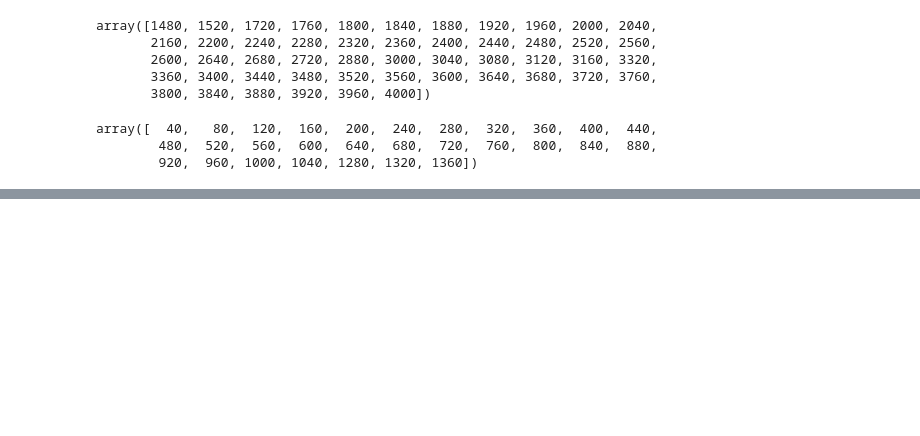
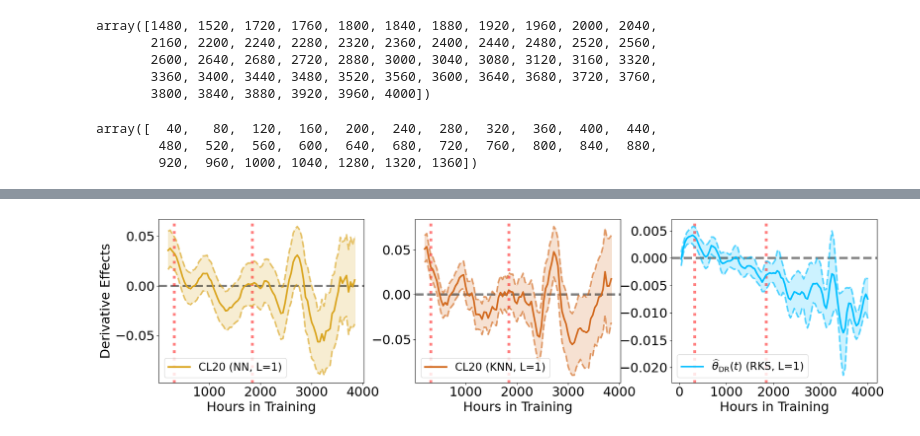
Before and after one commit to zhangyk8/npDRDeriv, a Jupyter notebook: Case Study -- Job Corps program (Final).ipynb, the cells around one changed output, grey strips where cells are left out. Cells and saved outputs as stored; diff of their text form; code cells hidden in the pictures; blank space fills up the shorter version.

```diff
--- a/Case Study -- Job Corps program (Final).ipynb
+++ b/Case Study -- Job Corps program (Final).ipynb
@@ -566,0 +651,59 @@ array([  40,   80,  120,  160,  200,  240,  280,  320,  360,  400,  440,
+# %%
+plt.rcParams.update({'font.size': 23})
+plt.figure(figsize=(20, 5.5))
+
+plt.subplot(1, 3, 1)
+plt.axhline(y=0, color='black', linestyle='dashed', linewidth=4, alpha=0.5)
+plt.axvline(x=320, color='red', linestyle='dotted', linewidth=5, alpha=0.5)
+plt.axvline(x=1840, color='red', linestyle='dotted', linewidth=5, alpha=0.5)
+dat = pd.read_excel('./Results/emp_app_nn_c3_L1_hstar.xlsx')
+plt.plot(dat['t'], dat['partial effect'], linewidth=3, label='CL20 (NN, L=1)', color='goldenrod')
+plt.plot(dat['t'], dat['partial effect'] - dat['se partial effect']*scipy.stats.norm.ppf(0.975),
+         linewidth=3, linestyle='dashed', color='goldenrod', alpha=0.6)
+plt.plot(dat['t'], dat['partial effect'] + dat['se partial effect']*scipy.stats.norm.ppf(0.975),
+         linewidth=3, linestyle='dashed', color='goldenrod', alpha=0.6)
+plt.fill_between(dat['t'], dat['partial effect'] - dat['se partial effect']*scipy.stats.norm.ppf(0.975),
+                 dat['partial effect'] + dat['se partial effect']*scipy.stats.norm.ppf(0.975),
+                 alpha=.2, color='goldenrod')
+plt.xlabel('Hours in Training')
+plt.ylabel('Derivative Effects')
+plt.legend(loc='lower left', fontsize=19)
+
+
+plt.subplot(1, 3, 2)
+plt.axhline(y=0, color='black', linestyle='dashed', linewidth=4, alpha=0.5)
+plt.axvline(x=320, color='red', linestyle='dotted', linewidth=5, alpha=0.5)
+plt.axvline(x=1840, color='red', linestyle='dotted', linewidth=5, alpha=0.5)
+dat = pd.read_excel('./Results/emp_app_knn_c3_L1_hstar.xlsx')
+plt.plot(dat['t'], dat['partial effect'], linewidth=3, label='CL20 (KNN, L=1)', color='chocolate')
+plt.plot(dat['t'], dat['partial effect'] - dat['se partial effect']*scipy.stats.norm.ppf(0.975),
+         linewidth=3, linestyle='dashed', color='chocolate', alpha=0.6)
+plt.plot(dat['t'], dat['partial effect'] + dat['se partial effect']*scipy.stats.norm.ppf(0.975),
+         linewidth=3, linestyle='dashed', color='chocolate', alpha=0.6)
+plt.fill_between(dat['t'], dat['partial effect'] - dat['se partial effect']*scipy.stats.norm.ppf(0.975),
+                 dat['partial effect'] + dat['se partial effect']*scipy.stats.norm.ppf(0.975),
+                 alpha=.2, color='chocolate')
+plt.xlabel('Hours in Training')
+plt.legend(loc='lower left', fontsize=19)
+
+
+plt.subplot(1, 3, 3)
+plt.axhline(y=0, color='black', linestyle='dashed', linewidth=4, alpha=0.5)
+plt.axvline(x=320, color='red', linestyle='dotted', linewidth=5, alpha=0.5)
+plt.axvline(x=1840, color='red', linestyle='dotted', linewidth=5, alpha=0.5)
+plt.plot(t_list_new, theta_dr1*cor_fac, color='deepskyblue', linewidth=3,
+         label=r'$\widehat{\theta}_{\mathrm{DR}}(t)$ (RKS, L=1)')
+plt.plot(t_list_new, theta_dr1*cor_fac - theta_sd1*cor_fac*scipy.stats.norm.ppf(0.975),
+         color='deepskyblue', linewidth=3, linestyle='dashed', alpha=0.6)
+plt.plot(t_list_new, theta_dr1*cor_fac + theta_sd1*cor_fac*scipy.stats.norm.ppf(0.975),
+         color='deepskyblue', linewidth=3, linestyle='dashed', alpha=0.6)
+plt.fill_between(t_list_new, theta_dr1*cor_fac - theta_sd1*cor_fac*scipy.stats.norm.ppf(0.975),
+                 theta_dr1*cor_fac + theta_sd1*cor_fac*scipy.stats.norm.ppf(0.975), color='deepskyblue', alpha=.2)
+plt.xlabel('Hours in Training')
+plt.legend(loc='lower left', fontsize=19)
+
+plt.tight_layout()
+plt.subplots_adjust(wspace=0.25, hspace=0.18)
+plt.savefig('./Figures/job_corps_app_L1.pdf')
+# %% [output]
+[figure, added]
```
Also changed, not shown: parts of 6 cells of this notebook, 9 other files.
